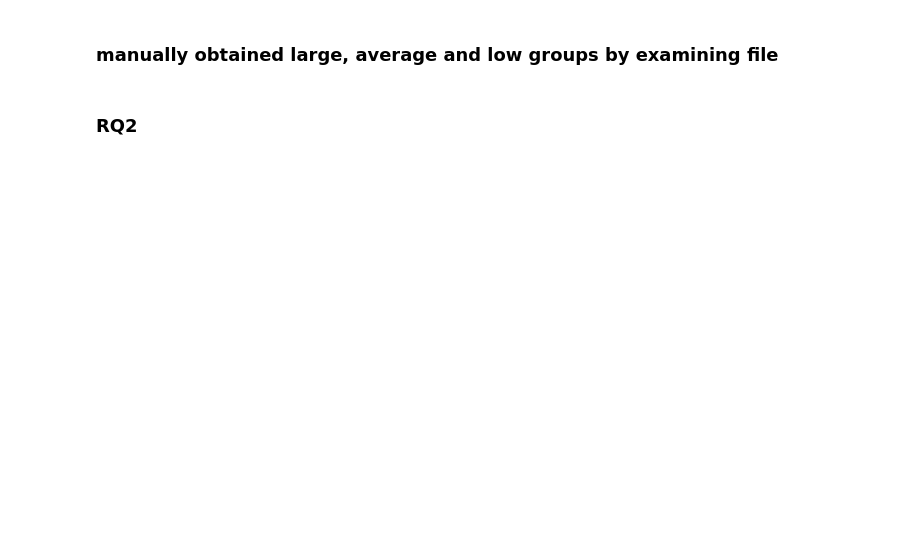
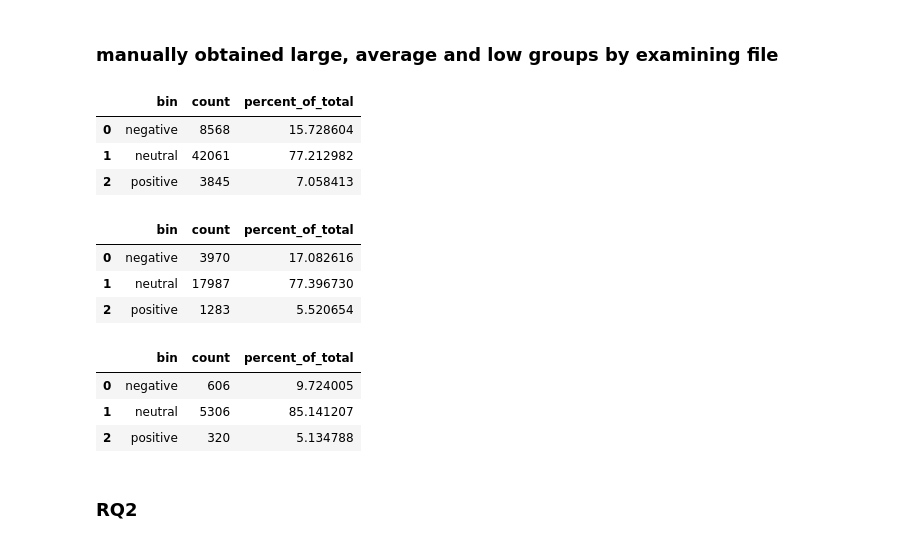
Before and after one commit to tiemonl/CSC640FinalProject, a Jupyter notebook: csc640_proj.ipynb, the cells around one changed output. Saved outputs shown, nothing was run; the diff lists cells and outputs as text; code cells hidden in the pictures; blank space fills up the shorter version.

```diff
--- a/csc640_proj.ipynb
+++ b/csc640_proj.ipynb
@@ -126,6 +163,51 @@ lowlist = ['10453653','10530838','11416657','4067771','1571039']
 large_projects = commit_messages_final.loc[commit_messages_final['project_id'].isin(largelist)]
 avg_projects = commit_messages_final.loc[commit_messages_final['project_id'].isin(avglist)]
 low_projects = commit_messages_final.loc[commit_messages_final['project_id'].isin(lowlist)]
+# %%
+#get bin percentages for large projects
+large_by_sentiment = large_projects.groupby(['final_sentiment']).count().reset_index()
+large_by_sentiment = large_by_sentiment[['final_sentiment','project_id']]
+large_by_sentiment.rename(columns={'project_id':'count'}, inplace=True)
+large_by_sentiment['percent_of_total'] = large_by_sentiment['count'].divide(len(large_projects)).multiply(100)
+large_by_sentiment['bin'] = pd.cut(large_by_sentiment['final_sentiment'], [-5, -1, 0, 4], labels=['negative', 'neutral', 'positive'])
+large_by_sentiment_binned = large_by_sentiment.groupby(['bin']).sum().reset_index()
+large_by_sentiment_binned = large_by_sentiment_binned[['bin','count','percent_of_total']]
+large_by_sentiment_binned
+# %% [output]
+|  | bin | count | percent_of_total |
+| 0 | negative | 8568 | 15.728604 |
+| 1 | neutral | 42061 | 77.212982 |
+| 2 | positive | 3845 | 7.058413 |
+# %%
+#get bin percentages for average projects
+avg_by_sentiment = avg_projects.groupby(['final_sentiment']).count().reset_index()
+avg_by_sentiment = avg_by_sentiment[['final_sentiment','project_id']]
+avg_by_sentiment.rename(columns={'project_id':'count'}, inplace=True)
+avg_by_sentiment['percent_of_total'] = avg_by_sentiment['count'].divide(len(avg_projects)).multiply(100)
+avg_by_sentiment['bin'] = pd.cut(avg_by_sentiment['final_sentiment'], [-5, -1, 0, 4], labels=['negative', 'neutral', 'positive'])
+avg_by_sentiment_binned = avg_by_sentiment.groupby(['bin']).sum().reset_index()
+avg_by_sentiment_binned = avg_by_sentiment_binned[['bin','count','percent_of_total']]
+avg_by_sentiment_binned
+# %% [output]
+|  | bin | count | percent_of_total |
+| 0 | negative | 3970 | 17.082616 |
+| 1 | neutral | 17987 | 77.396730 |
+| 2 | positive | 1283 | 5.520654 |
+# %%
+#get bin percentages for low projects
+low_by_sentiment = low_projects.groupby(['final_sentiment']).count().reset_index()
+low_by_sentiment = low_by_sentiment[['final_sentiment','project_id']]
+low_by_sentiment.rename(columns={'project_id':'count'}, inplace=True)
+low_by_sentiment['percent_of_total'] = low_by_sentiment['count'].divide(len(low_projects)).multiply(100)
+low_by_sentiment['bin'] = pd.cut(low_by_sentiment['final_sentiment'], [-5, -1, 0, 4], labels=['negative', 'neutral', 'positive'])
+low_by_sentiment_binned = low_by_sentiment.groupby(['bin']).sum().reset_index()
+low_by_sentiment_binned = low_by_sentiment_binned[['bin','count','percent_of_total']]
+low_by_sentiment_binned
+# %% [output]
+|  | bin | count | percent_of_total |
+| 0 | negative | 606 | 9.724005 |
+| 1 | neutral | 5306 | 85.141207 |
+| 2 | positive | 320 | 5.134788 |
 # %% [markdown]
 ### RQ2
 # %%
```
Also changed, not shown: parts of 10 cells of this notebook.
